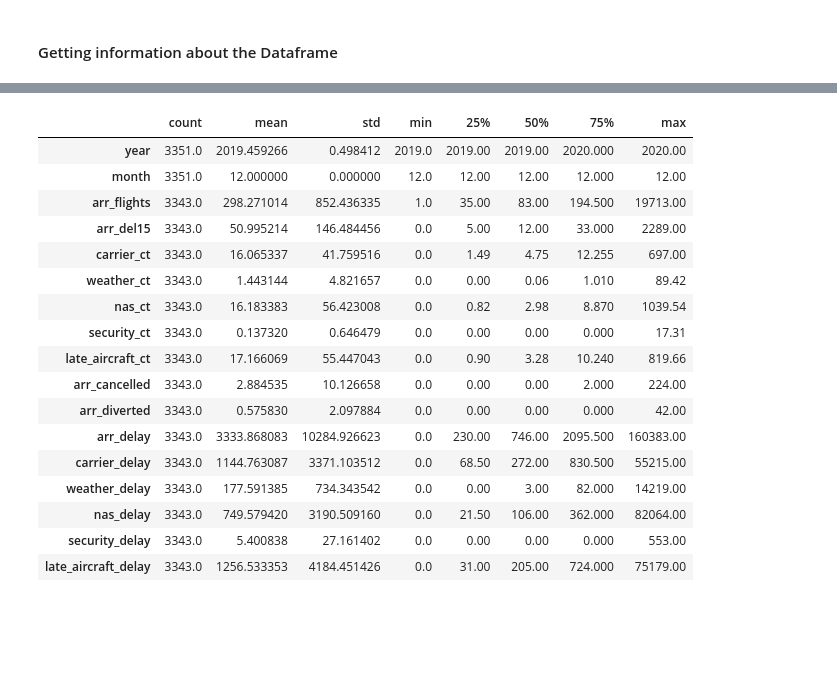
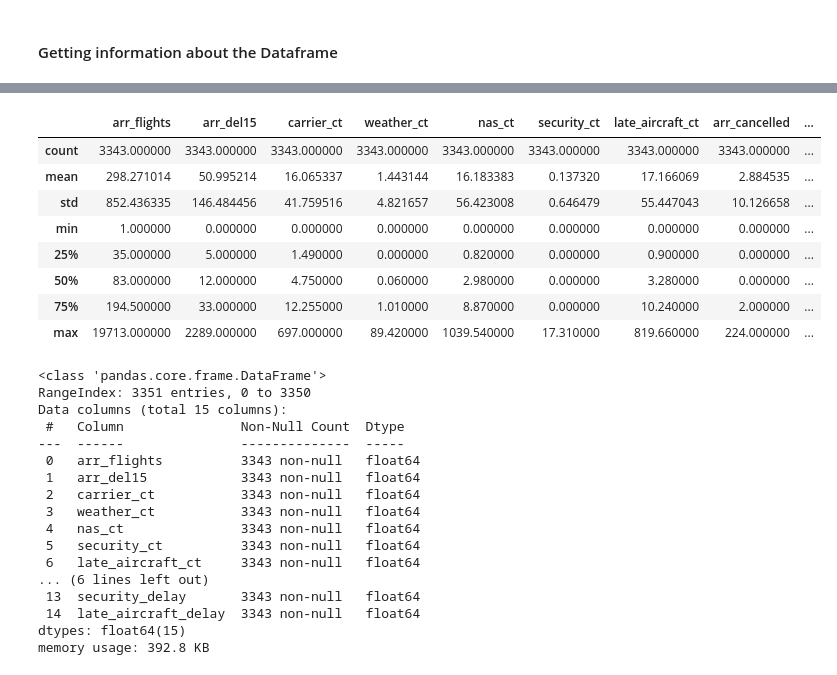
Before and after one commit to HHQuraishi/Flight-Delay-Analysis, a Jupyter notebook: airline_delay.ipynb, the cells around one changed output, grey strips where cells are left out. Drawn from its saved outputs; the diff is of its cells as text; code cells hidden in the pictures; blank space fills up the shorter version.

```diff
--- a/airline_delay.ipynb
+++ b/airline_delay.ipynb
@@ -60,23 +60,14 @@ security_delay         8
 late_aircraft_delay    8
 dtype: int64
 # %%
-file.describe().T
+ndf.describe()
 # %% [output]
-|  | count | mean | std | min | 25% | 50% | 75% | max |
-| year | 3351.0 | 2019.459266 | 0.498412 | 2019.0 | 2019.00 | 2019.00 | 2020.000 | 2020.00 |
-| month | 3351.0 | 12.000000 | 0.000000 | 12.0 | 12.00 | 12.00 | 12.000 | 12.00 |
-| arr_flights | 3343.0 | 298.271014 | 852.436335 | 1.0 | 35.00 | 83.00 | 194.500 | 19713.00 |
-| arr_del15 | 3343.0 | 50.995214 | 146.484456 | 0.0 | 5.00 | 12.00 | 33.000 | 2289.00 |
-| carrier_ct | 3343.0 | 16.065337 | 41.759516 | 0.0 | 1.49 | 4.75 | 12.255 | 697.00 |
-| weather_ct | 3343.0 | 1.443144 | 4.821657 | 0.0 | 0.00 | 0.06 | 1.010 | 89.42 |
-| nas_ct | 3343.0 | 16.183383 | 56.423008 | 0.0 | 0.82 | 2.98 | 8.870 | 1039.54 |
-| security_ct | 3343.0 | 0.137320 | 0.646479 | 0.0 | 0.00 | 0.00 | 0.000 | 17.31 |
-| late_aircraft_ct | 3343.0 | 17.166069 | 55.447043 | 0.0 | 0.90 | 3.28 | 10.240 | 819.66 |
-| arr_cancelled | 3343.0 | 2.884535 | 10.126658 | 0.0 | 0.00 | 0.00 | 2.000 | 224.00 |
-| arr_diverted | 3343.0 | 0.575830 | 2.097884 | 0.0 | 0.00 | 0.00 | 0.000 | 42.00 |
-| arr_delay | 3343.0 | 3333.868083 | 10284.926623 | 0.0 | 230.00 | 746.00 | 2095.500 | 160383.00 |
-| carrier_delay | 3343.0 | 1144.763087 | 3371.103512 | 0.0 | 68.50 | 272.00 | 830.500 | 55215.00 |
-| weather_delay | 3343.0 | 177.591385 | 734.343542 | 0.0 | 0.00 | 3.00 | 82.000 | 14219.00 |
-| nas_delay | 3343.0 | 749.579420 | 3190.509160 | 0.0 | 21.50 | 106.00 | 362.000 | 82064.00 |
-| security_delay | 3343.0 | 5.400838 | 27.161402 | 0.0 | 0.00 | 0.00 | 0.000 | 553.00 |
-| late_aircraft_delay | 3343.0 | 1256.533353 | 4184.451426 | 0.0 | 31.00 | 205.00 | 724.000 | 75179.00 |
+|  | arr_flights | arr_del15 | carrier_ct | weather_ct | nas_ct | security_ct | late_aircraft_ct | arr_cancelled | ... |
+| count | 3343.000000 | 3343.000000 | 3343.000000 | 3343.000000 | 3343.000000 | 3343.000000 | 3343.000000 | 3343.000000 | ... |
+| mean | 298.271014 | 50.995214 | 16.065337 | 1.443144 | 16.183383 | 0.137320 | 17.166069 | 2.884535 | ... |
+| std | 852.436335 | 146.484456 | 41.759516 | 4.821657 | 56.423008 | 0.646479 | 55.447043 | 10.126658 | ... |
+| min | 1.000000 | 0.000000 | 0.000000 | 0.000000 | 0.000000 | 0.000000 | 0.000000 | 0.000000 | ... |
+| 25% | 35.000000 | 5.000000 | 1.490000 | 0.000000 | 0.820000 | 0.000000 | 0.900000 | 0.000000 | ... |
+| 50% | 83.000000 | 12.000000 | 4.750000 | 0.060000 | 2.980000 | 0.000000 | 3.280000 | 0.000000 | ... |
+| 75% | 194.500000 | 33.000000 | 12.255000 | 1.010000 | 8.870000 | 0.000000 | 10.240000 | 2.000000 | ... |
+| max | 19713.000000 | 2289.000000 | 697.000000 | 89.420000 | 1039.540000 | 17.310000 | 819.660000 | 224.000000 | ... |
@@ -82,0 +79,21 @@ file.describe().T
+# %%
+ndf=file.loc[:,'arr_flights':'late_aircraft_delay']
+ndf.info()
+# %% [output]
+<class 'pandas.core.frame.DataFrame'>
+RangeIndex: 3351 entries, 0 to 3350
+Data columns (total 15 columns):
+ #   Column               Non-Null Count  Dtype
+---  ------               --------------  -----
+ 0   arr_flights          3343 non-null   float64
+ 1   arr_del15            3343 non-null   float64
+ 2   carrier_ct           3343 non-null   float64
+ 3   weather_ct           3343 non-null   float64
+ 4   nas_ct               3343 non-null   float64
+ 5   security_ct          3343 non-null   float64
+ 6   late_aircraft_ct     3343 non-null   float64
+... (6 lines left out)
+ 13  security_delay       3343 non-null   float64
+ 14  late_aircraft_delay  3343 non-null   float64
+dtypes: float64(15)
+memory usage: 392.8 KB
```
Also changed, not shown: parts of 11 cells of this notebook, 1 other file.
